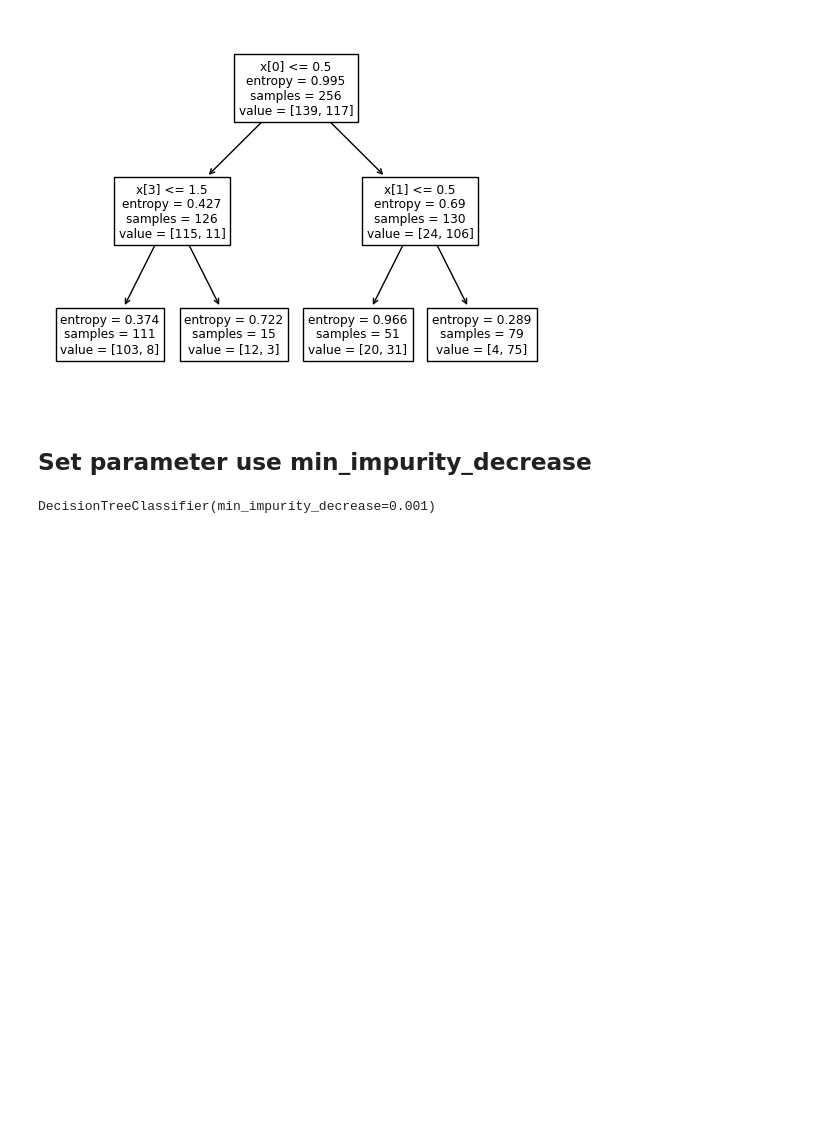
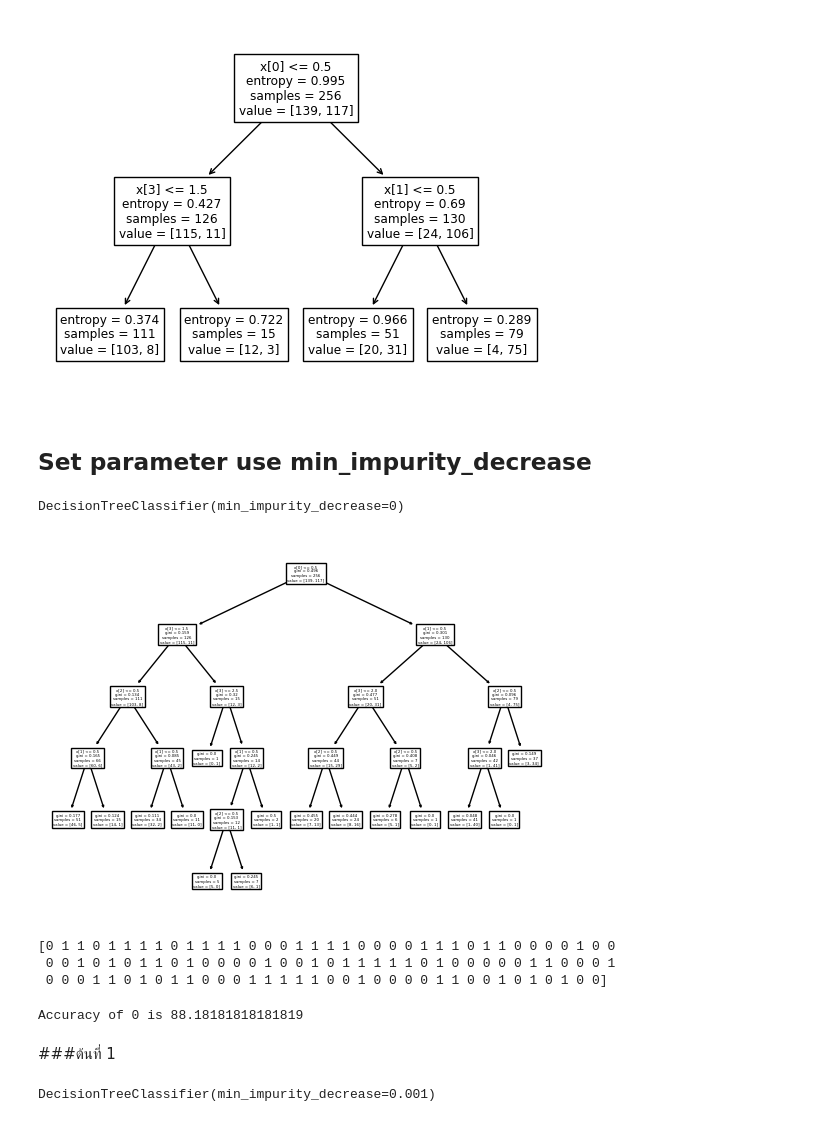
Before and after one commit to Thippawan72/BSC_DPDM23, a Jupyter notebook: Classificationmin__impurity_decrease.ipynb, the cells around one changed output. Drawn from its saved outputs; the diff is of its cells as text; code cells hidden in the pictures; blank space fills up the shorter version.

```diff
--- a/Classificationmin__impurity_decrease.ipynb
+++ b/Classificationmin__impurity_decrease.ipynb
@@ -140,3 +142,25 @@ tree.plot_tree(clf_entropy1);
+# %%
+Clf_min_impurity.fit(x_train,y_train)
+# %% [output]
+DecisionTreeClassifier(min_impurity_decrease=0)
+# %%
+tree.plot_tree(Clf_min_impurity);
+# %% [output]
+[figure, added]
+# %%
+y_pred_mpd = Clf_min_impurity.predict (x_test)
+print(y_pred_mpd)
+# %% [output]
+[0 1 1 0 1 1 1 1 0 1 1 1 1 0 0 0 1 1 1 1 0 0 0 0 1 1 1 0 1 1 0 0 0 0 1 0 0
+ 0 0 1 0 1 0 1 1 0 1 0 0 0 0 1 0 0 1 0 1 1 1 1 1 0 1 0 0 0 0 0 1 1 0 0 0 1
+ 0 0 0 1 1 0 1 0 1 1 0 0 0 1 1 1 1 1 0 0 1 0 0 0 0 1 1 0 0 1 0 1 0 1 0 0]
+# %%
+#Checking Accuracy
+print ("Accuracy of 0 is", accuracy_score (y_test,y_pred_mpd)*100)
+# %% [output]
+Accuracy of 0 is 88.18181818181819
+# %% [markdown]
+###ต้นที่ 1
 # %%
 Clf_min_impurity1 = DecisionTreeClassifier(min_impurity_decrease=0.001)
 # %%
```
Also changed, not shown: parts of 10 cells of this notebook.
